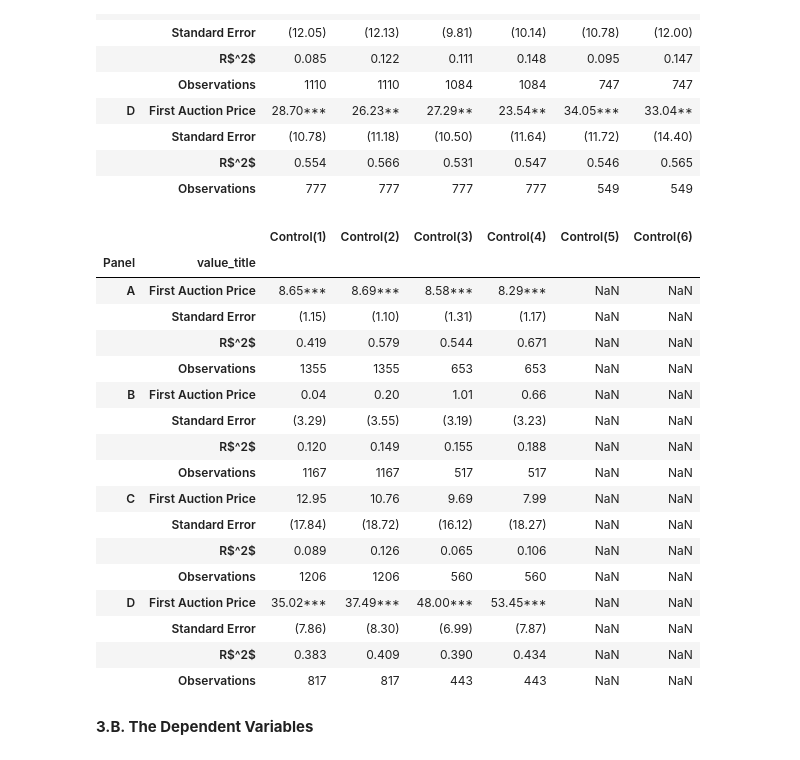
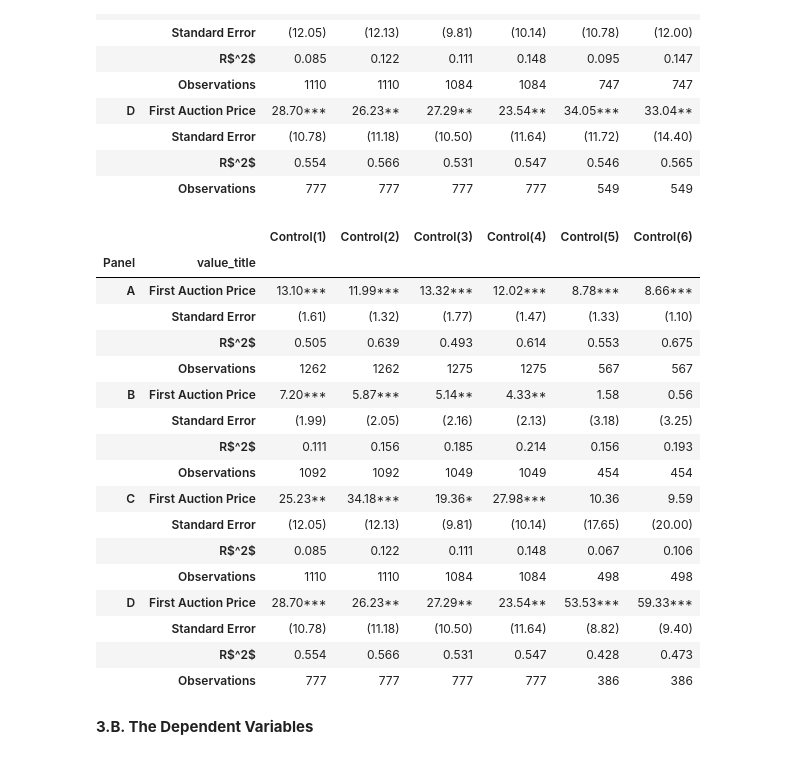
Before and after one commit to huiren-j/Replication-of-Decarolis-2014-, a Jupyter notebook: project_HyeinJeong.ipynb, the cells around one changed output. Saved outputs shown, nothing was run; the diff lists cells and outputs as text; code cells hidden in the pictures.

```diff
--- a/project_HyeinJeong.ipynb
+++ b/project_HyeinJeong.ipynb
@@ -175,40 +165,40 @@ reg_tab( col6, table2, 6)
 # %%
 #table3
 #calculation
 col1 = table3_col1(df)
 col2 = table3_col2(df)
 col3 = table3_col3(df)
 col4 = table3_col4(df)
-#col5 = table3_col5(df)
-#col6 = table3_col6(df)
+col5 = table3_col5(df)
+col6 = table3_col6(df)
 
 #table
 table3 = pd.DataFrame({ 'Panel':[], 'value_title':[],'Control(1)':[],'Control(2)':[],'Control(3)':[],'Control(4)':[],'Control(5)':[],'Control(6)':[]})
 reg_tab( col1, table3, 1)
 reg_tab( col2, table3, 2)
 reg_tab( col3, table3, 3)
 reg_tab( col4, table3, 4)
-#reg_tab( col5, table2, 5)
-#reg_tab( col6, table2, 6)
+reg_tab( col5, table2, 5)
+reg_tab( col6, table2, 6)
 # %% [output]
 |  |  | Control(1) | Control(2) | Control(3) | Control(4) | Control(5) | Control(6) |
 | Panel | value_title |  |  |  |  |  |  |
-| A | First Auction Price | 8.65*** | 8.69*** | 8.58*** | 8.29*** | NaN | NaN |
-|  | Standard Error | (1.15) | (1.10) | (1.31) | (1.17) | NaN | NaN |
-|  | R$^2$ | 0.419 | 0.579 | 0.544 | 0.671 | NaN | NaN |
-|  | Observations | 1355 | 1355 | 653 | 653 | NaN | NaN |
-| B | First Auction Price | 0.04 | 0.20 | 1.01 | 0.66 | NaN | NaN |
-|  | Standard Error | (3.29) | (3.55) | (3.19) | (3.23) | NaN | NaN |
-|  | R$^2$ | 0.120 | 0.149 | 0.155 | 0.188 | NaN | NaN |
-|  | Observations | 1167 | 1167 | 517 | 517 | NaN | NaN |
-| C | First Auction Price | 12.95 | 10.76 | 9.69 | 7.99 | NaN | NaN |
-|  | Standard Error | (17.84) | (18.72) | (16.12) | (18.27) | NaN | NaN |
-|  | R$^2$ | 0.089 | 0.126 | 0.065 | 0.106 | NaN | NaN |
-|  | Observations | 1206 | 1206 | 560 | 560 | NaN | NaN |
-| D | First Auction Price | 35.02*** | 37.49*** | 48.00*** | 53.45*** | NaN | NaN |
-|  | Standard Error | (7.86) | (8.30) | (6.99) | (7.87) | NaN | NaN |
-|  | R$^2$ | 0.383 | 0.409 | 0.390 | 0.434 | NaN | NaN |
-|  | Observations | 817 | 817 | 443 | 443 | NaN | NaN |
+| A | First Auction Price | 13.10*** | 11.99*** | 13.32*** | 12.02*** | 8.78*** | 8.66*** |
+|  | Standard Error | (1.61) | (1.32) | (1.77) | (1.47) | (1.33) | (1.10) |
+|  | R$^2$ | 0.505 | 0.639 | 0.493 | 0.614 | 0.553 | 0.675 |
+|  | Observations | 1262 | 1262 | 1275 | 1275 | 567 | 567 |
+| B | First Auction Price | 7.20*** | 5.87*** | 5.14** | 4.33** | 1.58 | 0.56 |
+|  | Standard Error | (1.99) | (2.05) | (2.16) | (2.13) | (3.18) | (3.25) |
+|  | R$^2$ | 0.111 | 0.156 | 0.185 | 0.214 | 0.156 | 0.193 |
+|  | Observations | 1092 | 1092 | 1049 | 1049 | 454 | 454 |
+| C | First Auction Price | 25.23** | 34.18*** | 19.36* | 27.98*** | 10.36 | 9.59 |
+|  | Standard Error | (12.05) | (12.13) | (9.81) | (10.14) | (17.65) | (20.00) |
+|  | R$^2$ | 0.085 | 0.122 | 0.111 | 0.148 | 0.067 | 0.106 |
+|  | Observations | 1110 | 1110 | 1084 | 1084 | 498 | 498 |
+| D | First Auction Price | 28.70*** | 26.23** | 27.29** | 23.54** | 53.53*** | 59.33*** |
+|  | Standard Error | (10.78) | (11.18) | (10.50) | (11.64) | (8.82) | (9.40) |
+|  | R$^2$ | 0.554 | 0.566 | 0.531 | 0.547 | 0.428 | 0.473 |
+|  | Observations | 777 | 777 | 777 | 777 | 386 | 386 |
 # %% [markdown]
 **3.B. The Dependent Variables**
 # %% [markdown]
```
Also changed, not shown: parts of 11 cells of this notebook, 6 other files.
